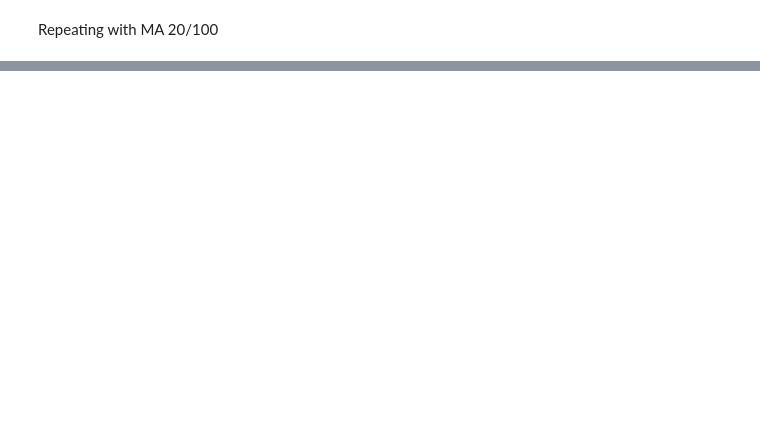
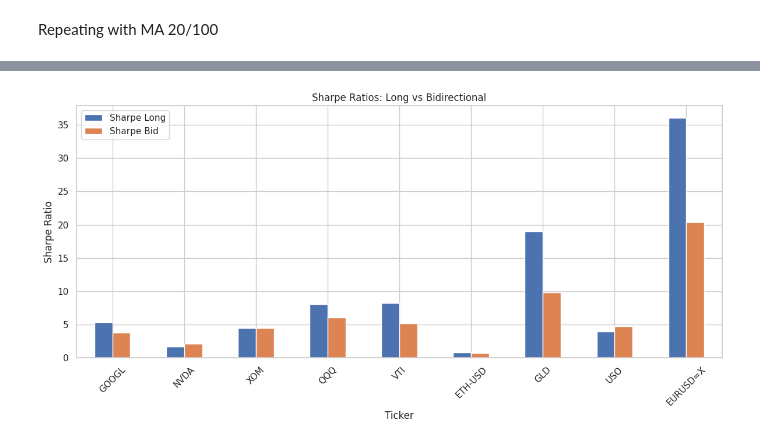
Before and after one commit to dgalassi99/quant-lab, a Jupyter notebook: 01_foundations/W2_Moving_Average_Strategy.ipynb, the cells around one changed output, grey strips where cells are left out. Drawn from its saved outputs; the diff is of its cells as text; code cells hidden in the pictures; blank space fills up the shorter version.

```diff
--- a/01_foundations/W2_Moving_Average_Strategy.ipynb
+++ b/01_foundations/W2_Moving_Average_Strategy.ipynb
@@ -352,0 +444,4 @@ for key, df in data.items():
+# %%
+#trasforming the data insto dictionsaries of dataframes
+results_df = {k: pd.DataFrame(v, columns=['Buy & Hold', 'Strategy', 'Start', 'End', 'Entry Price', 'Exit Price', 'Num Operations']) for k, v in results_dict.items()}
+results_bid_df = {k: pd.DataFrame(v, columns=['Buy & Hold', 'Strategy', 'Start', 'End', 'Entry Price', 'Exit Price', 'Num Operations']) for k, v in results_bid_dict.items()}
@@ -352,0 +457,33 @@ for key, df in data.items():
+# %%
+summary_stats = []
+
+for k in results_df.keys():
+    long = results_df[k]
+    bid = results_bid_df[k]
+
+    mean_long = long['Strategy'].mean()
+    std_long = long['Strategy'].std()
+    sharpe_long = mean_long/std_long
+    ops_long = long['Num Operations'].mean()
+
+    mean_bid = bid['Strategy'].mean()
+    std_bid = bid['Strategy'].std()
+    sharpe_bid = mean_bid/std_bid
+    sharpe_bid = bid['Strategy'].mean() / bid['Strategy'].std()
+    ops_bid = bid['Num Operations'].mean()
+
+    summary_stats.append({
+        'Ticker': k,
+        'Mean Long': mean_long,
+        'Sdev Long': std_long,
+        'Sharpe Long': sharpe_long,
+        'Ops Long': ops_long,
+        'Mean Bid': mean_bid,
+        'Sdev Bid': std_bid,
+        'Sharpe Bid': sharpe_bid,
+        'Ops Bid': ops_bid,
+    })
+
+summary_df = pd.DataFrame(summary_stats)
+summary_df.set_index('Ticker', inplace=True)
+summary_df.round(3)
@@ -352,0 +502,9 @@ for key, df in data.items():
+# %%
+summary_df[['Sharpe Long', 'Sharpe Bid']].plot(kind='bar', figsize=(12, 6), title="Sharpe Ratios: Long vs Bidirectional")
+plt.ylabel("Sharpe Ratio")
+plt.xticks(rotation=45)
+plt.grid(True)
+plt.tight_layout()
+plt.show()
+# %% [output]
+[figure, added]
```
Also changed, not shown: parts of 16 cells of this notebook.
